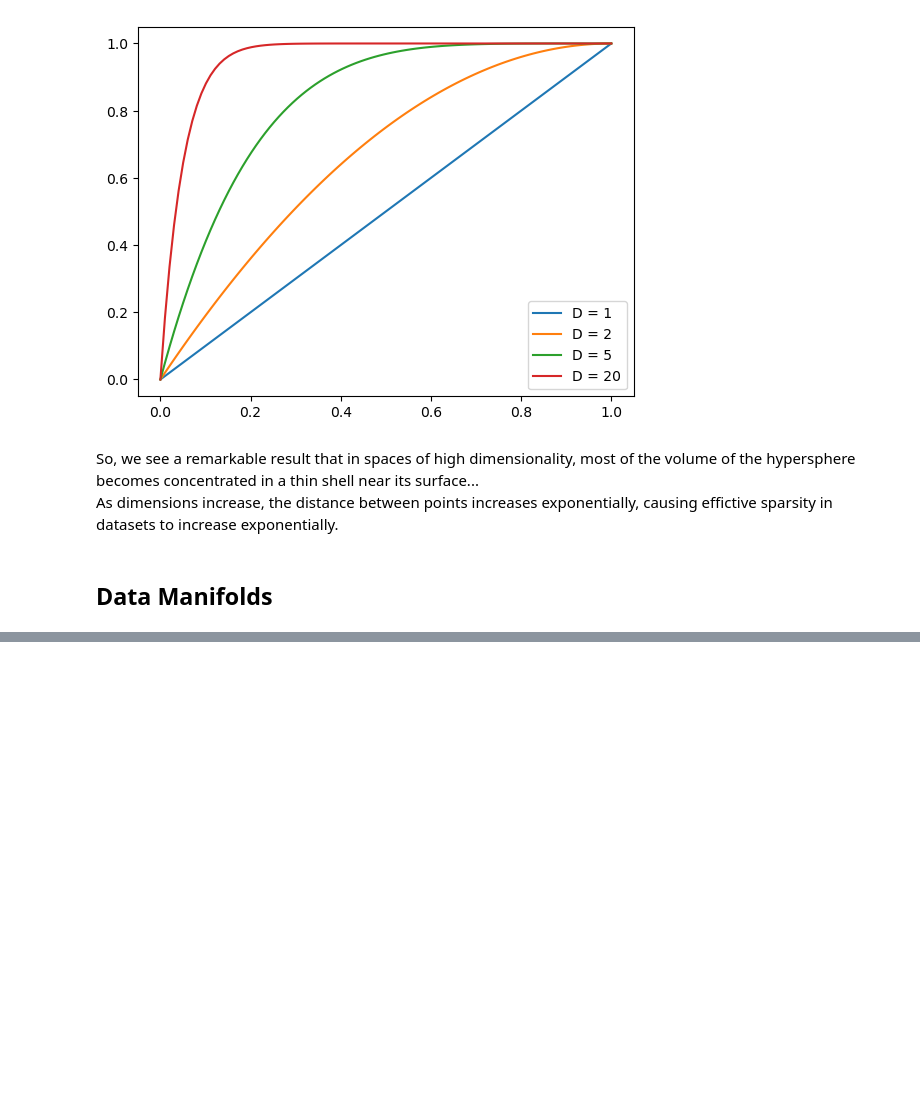
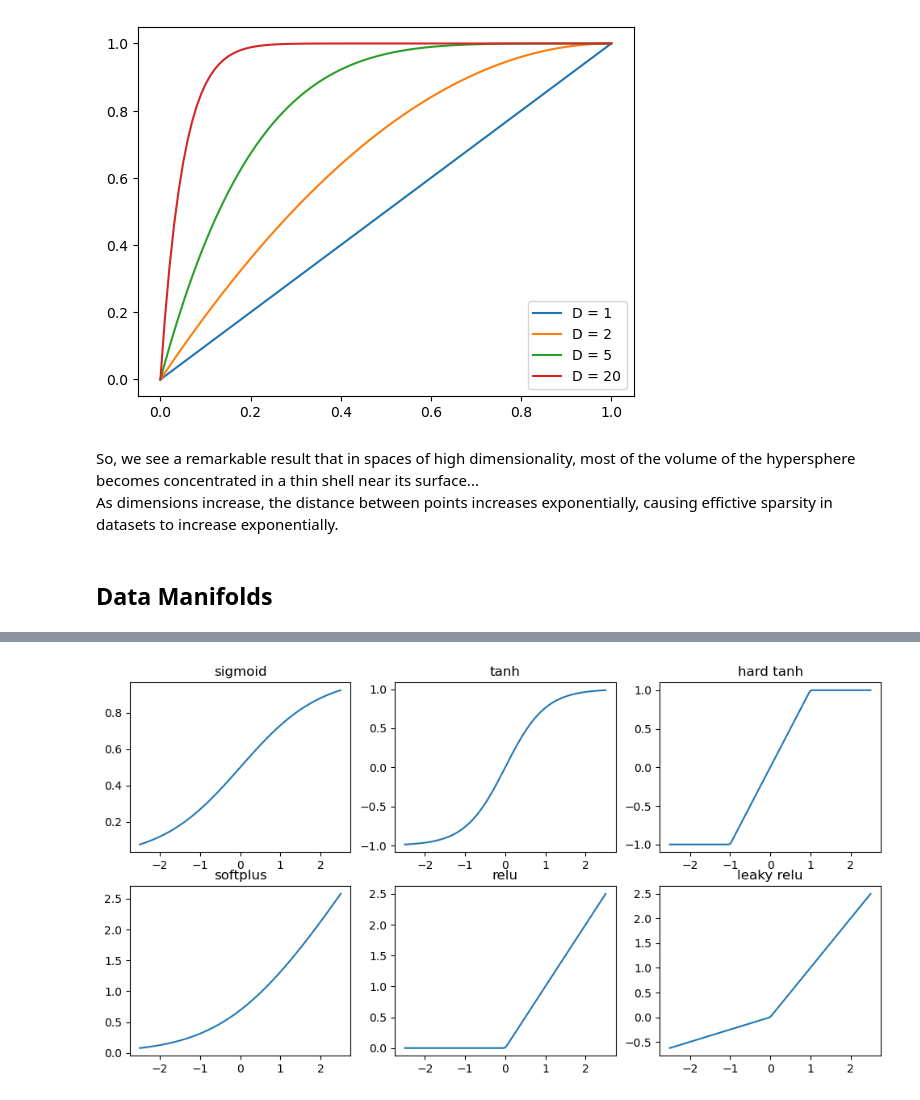
Before and after one commit to BenAF002/data_science, a Jupyter notebook: bishop_dl/ch6_deepNN.ipynb, the cells around one changed output, grey strips where cells are left out. Drawn from its saved outputs; the diff is of its cells as text; code cells hidden in the pictures; blank space fills up the shorter version.

```diff
--- a/bishop_dl/ch6_deepNN.ipynb
+++ b/bishop_dl/ch6_deepNN.ipynb
@@ -37,0 +108,27 @@ One reason that ML techniques can be effective despite the curse of dimensionali
+# %%
+x = np.linspace(-2.5, 2.5, 100)
+def sigmoid(x):             return 1 / (1 + np.exp(-x))
+def tanh(x):                return 2*sigmoid(2*x) - 1
+def hard_tanh(x):           return np.clip(x, -1, 1)
+def softplus(x):            return np.log(1 + np.exp(x))
+def relu(x):                return np.maximum(0, x)
+def leaky_relu(x, alpha):   return relu(x) + alpha * np.minimum(0, x)
+
+fig, ax = plt.subplots(2, 3, figsize=(12, 6))
+ax[0, 0].plot(x, sigmoid(x))
+ax[0, 0].set_title('sigmoid')
+ax[0, 1].plot(x, tanh(x))
+ax[0, 1].set_title('tanh')
+ax[0, 2].plot(x, hard_tanh(x))
+ax[0, 2].set_title('hard tanh')
+ax[1, 0].plot(x, softplus(x))
+ax[1, 0].set_title('softplus')
+ax[1, 1].plot(x, relu(x))
+ax[1, 1].set_title('relu')
+ax[1, 2].plot(x, leaky_relu(x, 0.25))
+ax[1, 2].set_title('leaky relu')
+
+
+plt.show();
+# %% [output]
+[figure, added]
```
Also changed, not shown: parts of 14 cells of this notebook, 1 other file.
